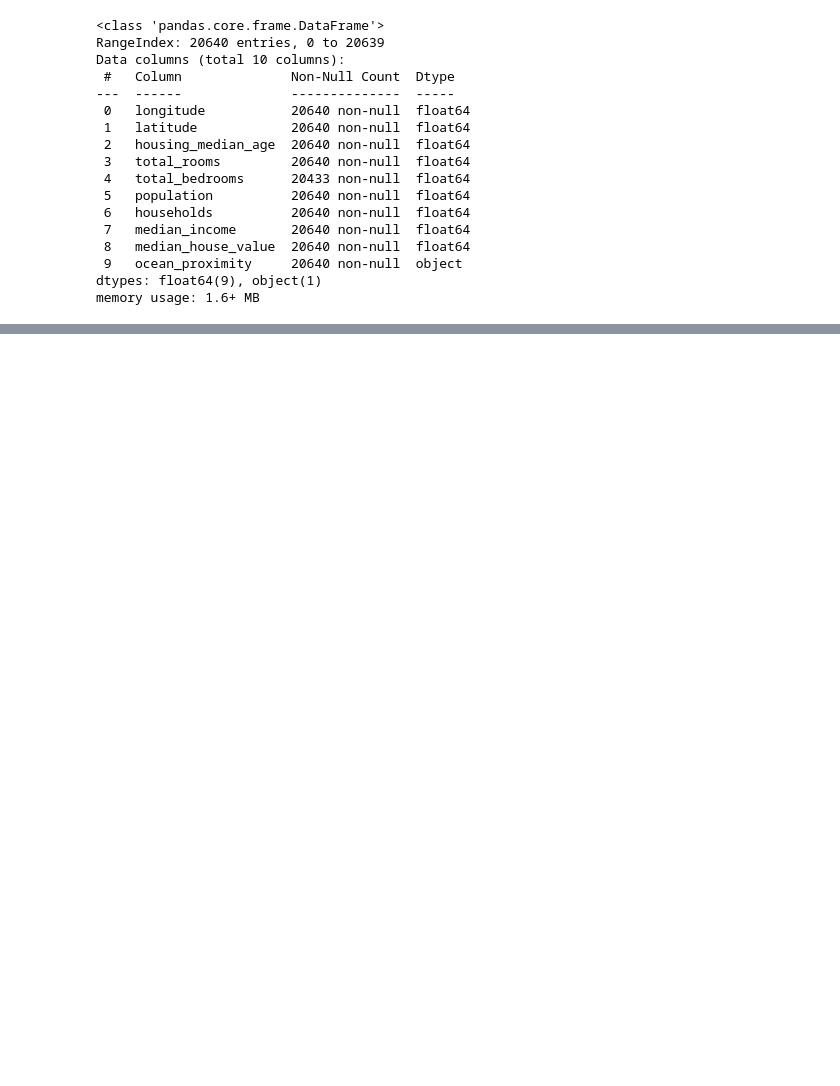
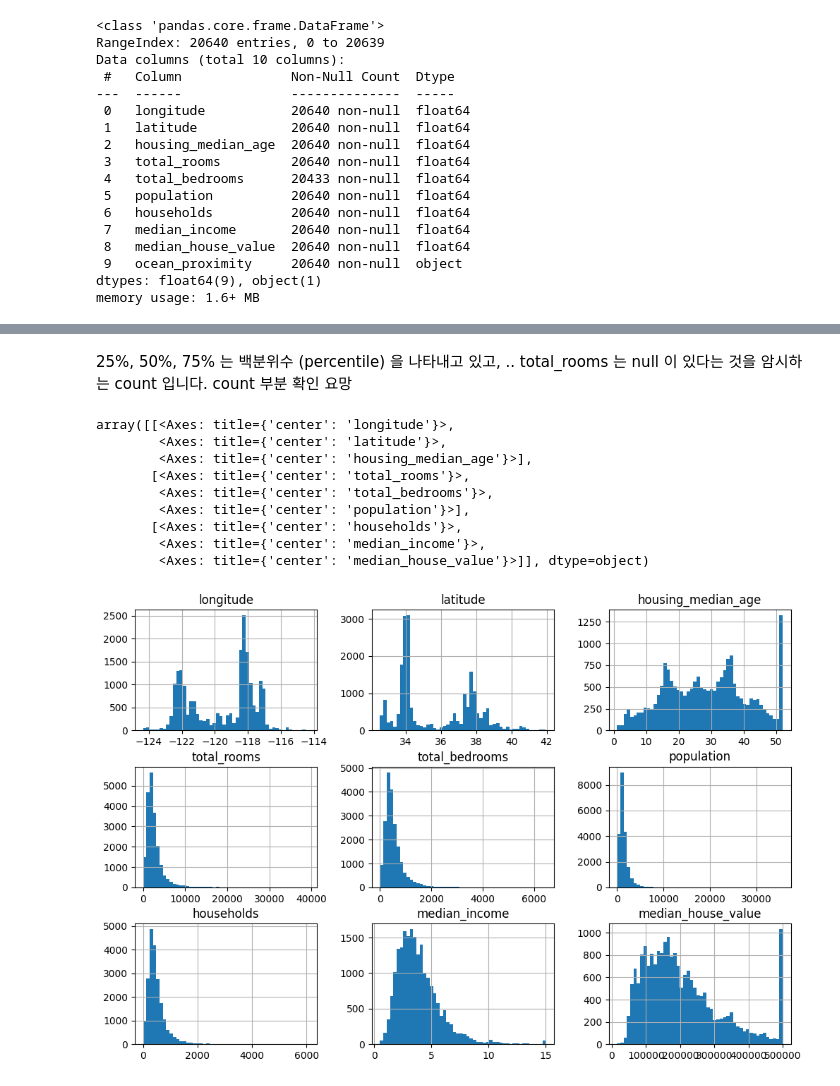
Before and after one commit to gracesjy/handsonml2, a Jupyter notebook: 2장.ipynb, the cells around one changed output, grey strips where cells are left out. Cells and saved outputs as stored; diff of their text form; code cells hidden in the pictures; blank space fills up the shorter version.

```diff
--- a/2장.ipynb
+++ b/2장.ipynb
@@ -60,0 +88,16 @@ memory usage: 1.6+ MB
+# %% [markdown]
+25%, 50%, 75% 는 백분위수 (percentile) 을 나타내고 있고, .. total_rooms 는 null 이 있다는 것을 암시하는 count 입니다.  count 부분 확인 요망
+# %%
+# hist 를 보면 분포를 알 수 있다.
+housing.hist(bins=50, figsize=(12,8))
+# %% [output]
+array([[<Axes: title={'center': 'longitude'}>,
+        <Axes: title={'center': 'latitude'}>,
+        <Axes: title={'center': 'housing_median_age'}>],
+       [<Axes: title={'center': 'total_rooms'}>,
+        <Axes: title={'center': 'total_bedrooms'}>,
+        <Axes: title={'center': 'population'}>],
+       [<Axes: title={'center': 'households'}>,
+        <Axes: title={'center': 'median_income'}>,
+        <Axes: title={'center': 'median_house_value'}>]], dtype=object)
+[figure, added]
```
Also changed, not shown: parts of 17 cells of this notebook.
